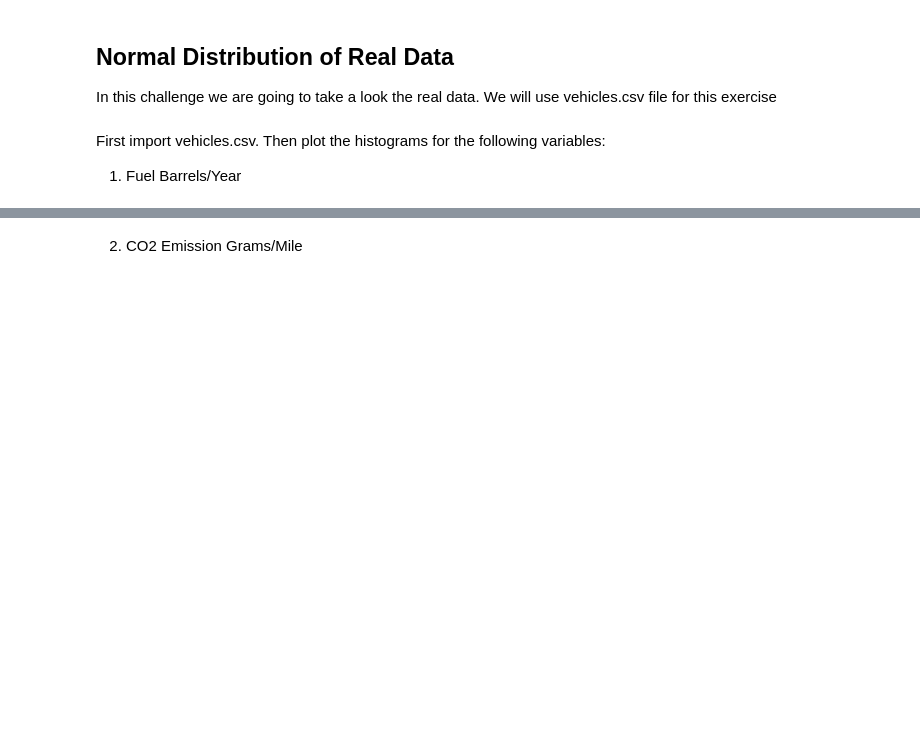
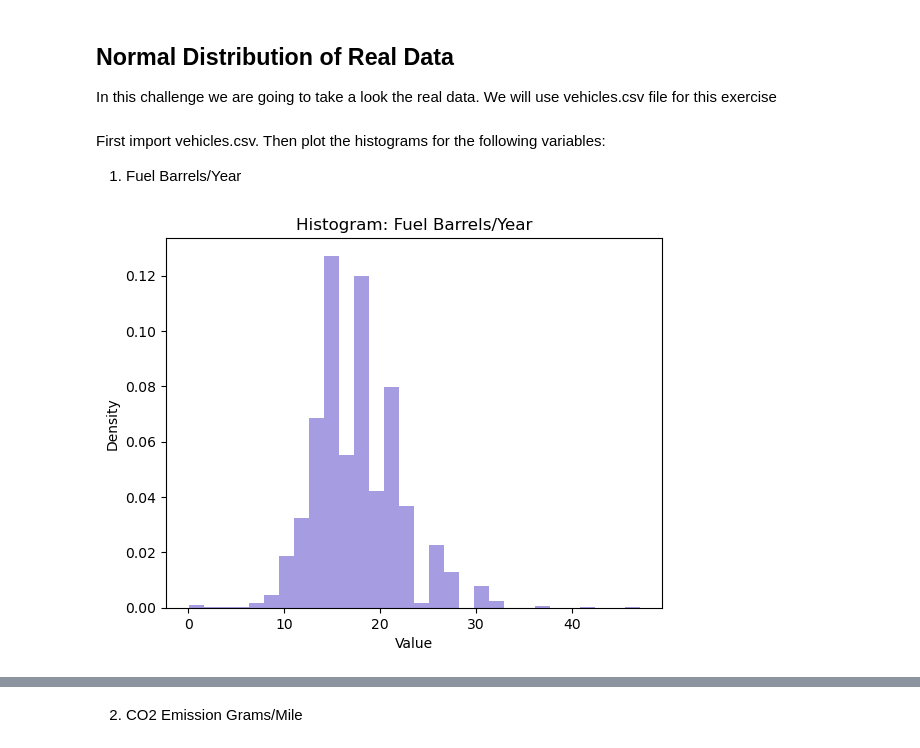
Before and after one commit to mara-pn/lab-continuous-probability-distributions-en, a Jupyter notebook: your-code/main.ipynb, the cells around one changed output, grey strips where cells are left out. Saved outputs shown, nothing was run; the diff lists cells and outputs as text; code cells hidden in the pictures; blank space fills up the shorter version.

```diff
--- a/your-code/main.ipynb
+++ b/your-code/main.ipynb
@@ -134,3 +132,6 @@ In this challenge we are going to take a look the real data. We will use vehicle
+# %%
+# import dataset
+vehicle = pd.read_csv(r"vehicles.csv")
 # %% [markdown]
 First import vehicles.csv.
 Then plot the histograms for the following variables:
@@ -142,0 +140,12 @@ Then plot the histograms for the following variables:
+# %%
+# plotting histogram (normalized)
+
+data = vehicle["Fuel Barrels/Year"]
+
+plt.hist(data, bins=30, density=True, alpha=0.6, color='slateblue')
+plt.title('Histogram: Fuel Barrels/Year')
+plt.xlabel('Value')
+plt.ylabel('Density')
+plt.show()
+# %% [output]
+[figure, added]
```
Also changed, not shown: parts of 18 cells of this notebook.
